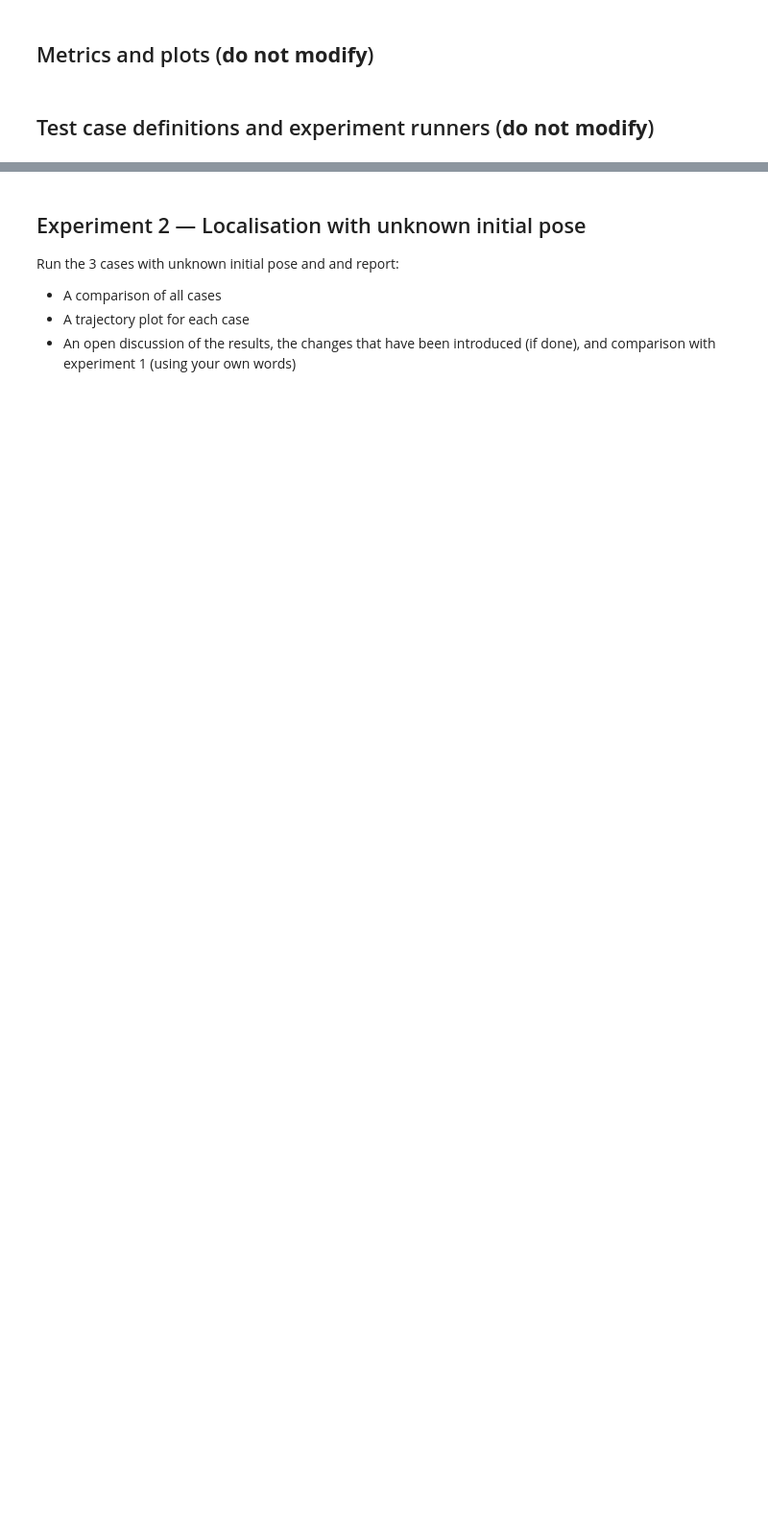
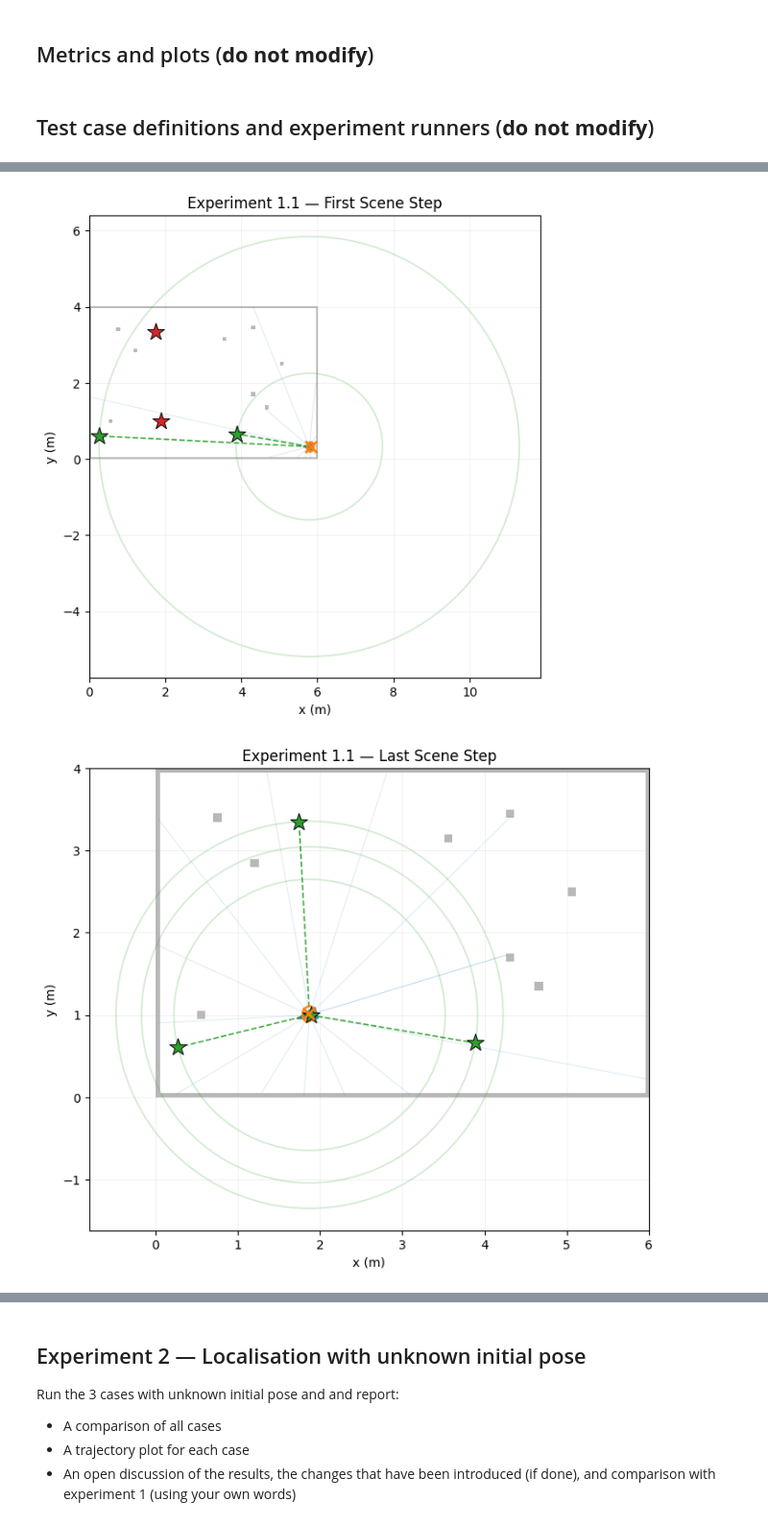
Before and after one commit to alvaromalfaro/autonomous-robotics, a Jupyter notebook: Homework2.ipynb, the cells around one changed output, grey strips where cells are left out. Shown at 96% size. Drawn from its saved outputs; the diff is of its cells as text; code cells hidden in the pictures; blank space fills up the shorter version.

```diff
--- a/Homework2.ipynb
+++ b/Homework2.ipynb
@@ -1153,9 +1155,9 @@ def plot_assignment_scene(grid: np.ndarray,
 
 
 def plot_ekf_scene(result: dict, title: str = "EKF scene", index: int=-1):
-    state = RobotState(float(result["true"][-1][0]),
-                           float(result["true"][-1][1]),
-                           float(result["true"][-1][2]))
+    state = RobotState(float(result["true"][index][0]),
+                           float(result["true"][index][1]),
+                           float(result["true"][index][2]))
 
     mu = result["est"][index]
     Sigma = result["sigma_trace"][index]
@@ -1274,0 +1294,6 @@ for index in [1,2,3]:
+# %%
+plot_ekf_scene(result, f"Experiment 1.{1} — First Scene Step", 0)
+plot_ekf_scene(result, f"Experiment 1.{1} — Last Scene Step", -1)
+# %% [output]
+[figure, added]
+[figure, added]
```
Also changed, not shown: parts of 25 cells of this notebook.
